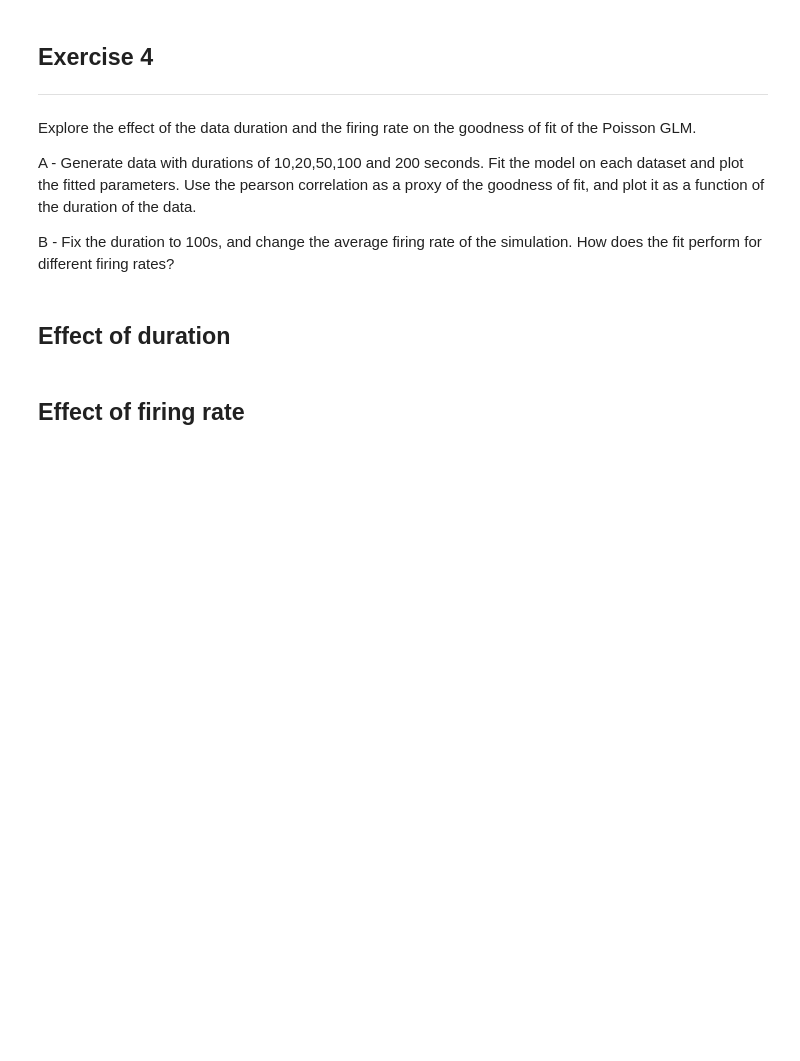
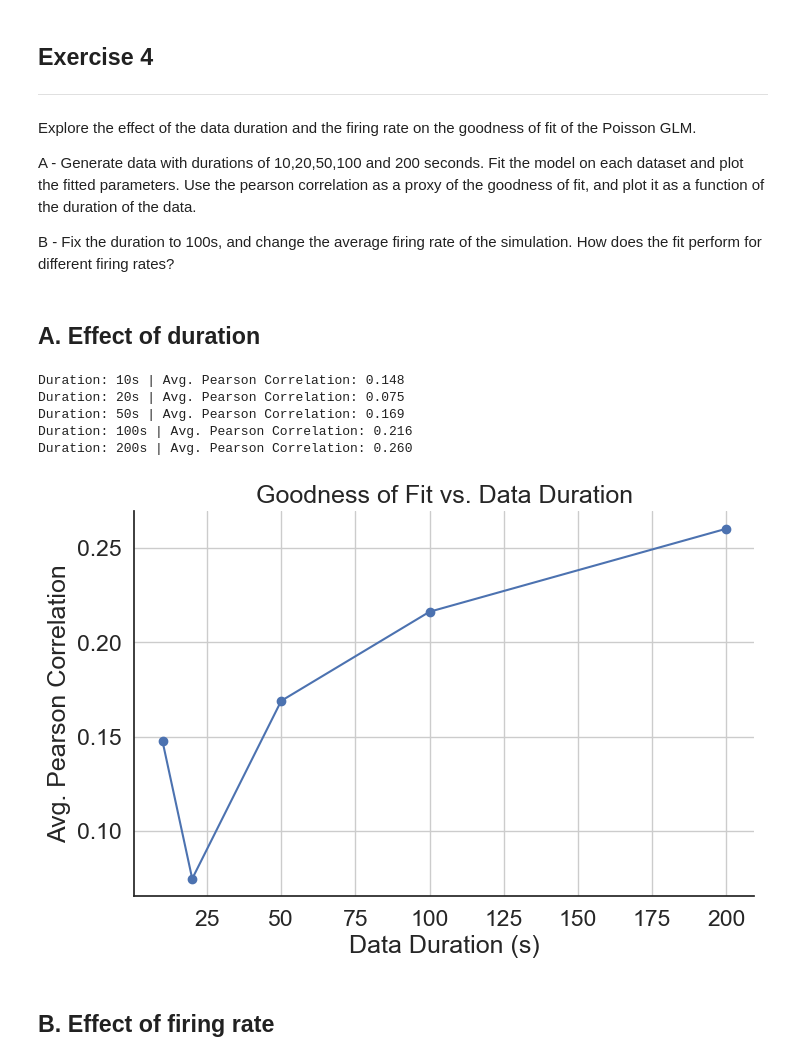
Before and after one commit to EvaMare/Neuro_Analysis, a Jupyter notebook: 2-single-cell-analysis-master/02-GLMs/module_2b_exercises.ipynb, the cells around one changed output. Cells and saved outputs as stored; diff of their text form; code cells hidden in the pictures; blank space fills up the shorter version.

```diff
--- a/2-single-cell-analysis-master/02-GLMs/module_2b_exercises.ipynb
+++ b/2-single-cell-analysis-master/02-GLMs/module_2b_exercises.ipynb
@@ -222,4 +195,4 @@ Use the pearson correlation as a proxy of the goodness of fit, and plot it as a
 
 B - Fix the duration to 100s, and change the average firing rate of the simulation. How does the fit perform for different firing rates?
 # %% [markdown]
-## Effect of duration
+## A. Effect of duration
@@ -235,0 +199,10 @@ avg_correlations = []
+# %%
+# Parameters
+durations = [10, 20, 50, 100, 200]
+dt = 0.1
+std_dev = 1
+vf_size = (15, 15)
+repeats = 5
+noise_variance = 1
+offset = 2.0
+spike_rate = 5  # target average spike rate
@@ -236,24 +235,45 @@ avg_correlations = []
 # %%
+# Collect results
+avg_correlations = []
+
 for duration in durations:
-    n_bins = round(duration / dt)
+    n_bins = int(duration / dt)
     correlations = []
 
     for _ in range(repeats):
         # Generate Gaussian stimulus
-        S = np.random.randn(n_bins, *vf_size)
+        S = std_dev * np.random.randn(n_bins, *vf_size)
 
-        # Simulate spikes using the linear model
-        spikes, X_flat, _, _ = generate_data_linear_1(S, K_true, dt)
+        # Generate spike counts using Poisson model
+        spike_counts, S_flat = generate_data_poisson(S, K_true, offset, dt, spike_rate)
 
-        # Estimate the RF using least squares
-        K_est_flat = np.linalg.pinv(X_flat) @ spikes
-        K_est = K_est_flat.reshape(vf_size)
+        # Fit GLM (Poisson regression via least squares approximation)
+        K_est_flat = np.linalg.pinv(S_flat) @ spike_counts
+        K_est = K_est_flat[:-1].reshape(vf_size)  # exclude bias
 
-        # Compute Pearson correlation between true and estimated RFs
-        cc = np.corrcoef(K_true.flatten(), K_est.flatten())[0, 1]
+        # Compute Pearson correlation
+        cc = np.corrcoef(K_true.ravel(), K_est.ravel())[0, 1]
         correlations.append(cc)
 
-    # Average over all repeats
-    avg_correlations.append(np.mean(correlations))
+    avg_corr = np.mean(correlations)
+    avg_correlations.append(avg_corr)
+    print(f"Duration: {duration}s | Avg. Pearson Correlation: {avg_corr:.3f}")
+# %% [output]
+Duration: 10s | Avg. Pearson Correlation: 0.148
+Duration: 20s | Avg. Pearson Correlation: 0.075
+Duration: 50s | Avg. Pearson Correlation: 0.169
+Duration: 100s | Avg. Pearson Correlation: 0.216
+Duration: 200s | Avg. Pearson Correlation: 0.260
+# %%
+# Plot
+plt.figure(figsize=(8, 5))
+plt.plot(durations, avg_correlations, marker='o')
+plt.xlabel("Data Duration (s)")
+plt.ylabel("Avg. Pearson Correlation")
+plt.title("Goodness of Fit vs. Data Duration")
+plt.grid(True)
+plt.show()
+# %% [output]
+[figure, added]
 # %% [markdown]
-## Effect of firing rate
+## B. Effect of firing rate
```
Also changed, not shown: parts of 10 cells of this notebook.
